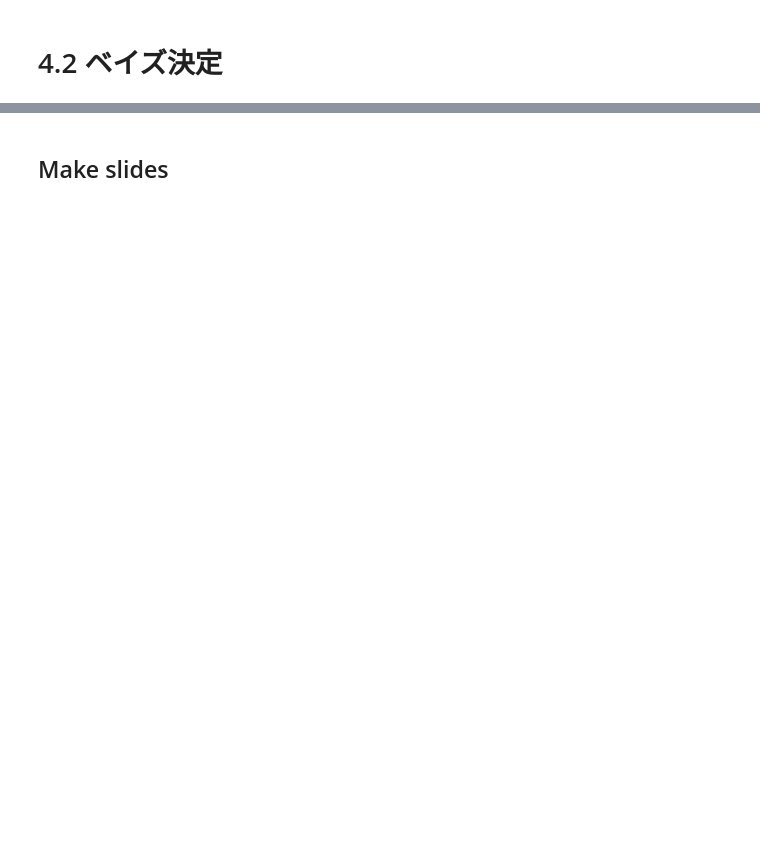
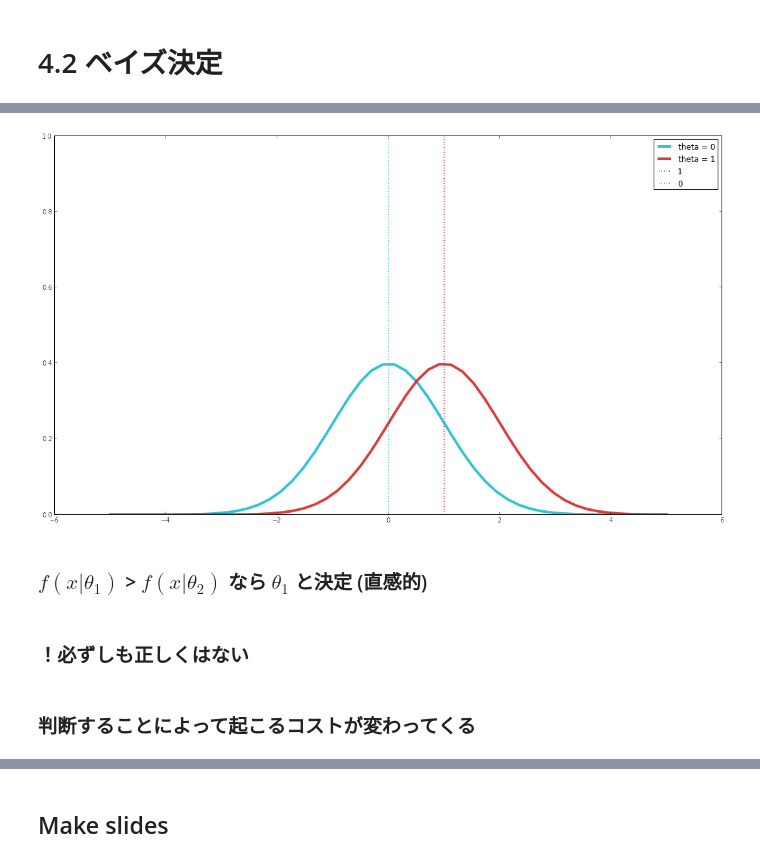
Before and after one commit to zomux/notebooks, a Jupyter notebook: Bayes4 Sildes.ipynb, the cells around one changed output, grey strips where cells are left out. Saved outputs shown, nothing was run; the diff lists cells and outputs as text; code cells hidden in the pictures; blank space fills up the shorter version.

```diff
--- a/Bayes4 Sildes.ipynb
+++ b/Bayes4 Sildes.ipynb
@@ -157,0 +222,25 @@ $$ \bf{\phi_1} = (1,1,1,-1,-1) ,\bf{\phi_2} = (1,-1,1,-1,1)   $$
+# %%
+from pylab import *
+fig = matplotlib.pyplot.gcf()
+fig.set_size_inches(18.5,10.5)
+phi_1 = 0
+phi_2 = 1
+sigma = 1.0
+xspace = linspace(-5, 5)
+line_1 = normpdf(xspace, phi_1, sigma)
+line_2 = normpdf(xspace, phi_2, sigma)
+ylim(0, 1)
+plot(xspace, line_1, label="theta = 0", color=skyblue, alpha=0.9, lw=4)
+plot(xspace, line_2, label="theta = 1", color=red, alpha=0.9, lw=4)
+vlines(1, 0, 1, linestyle="dotted", label="1", lw=2, color=red)
+vlines(0, 0, 1, linestyle="dotted", label="0", lw=2, color=skyblue)
+legend()
+show()
+# %% [output]
+[figure, added]
+# %% [markdown]
+### $f(x|\theta_1)$ > $f(x|\theta_2)$ なら $\theta_1$ と決定 (直感的)
+# %% [markdown]
+### ！必ずしも正しくはない
+# %% [markdown]
+### 判断することによって起こるコストが変わってくる
```
Also changed, not shown: parts of 24 cells of this notebook, 3 other files.
